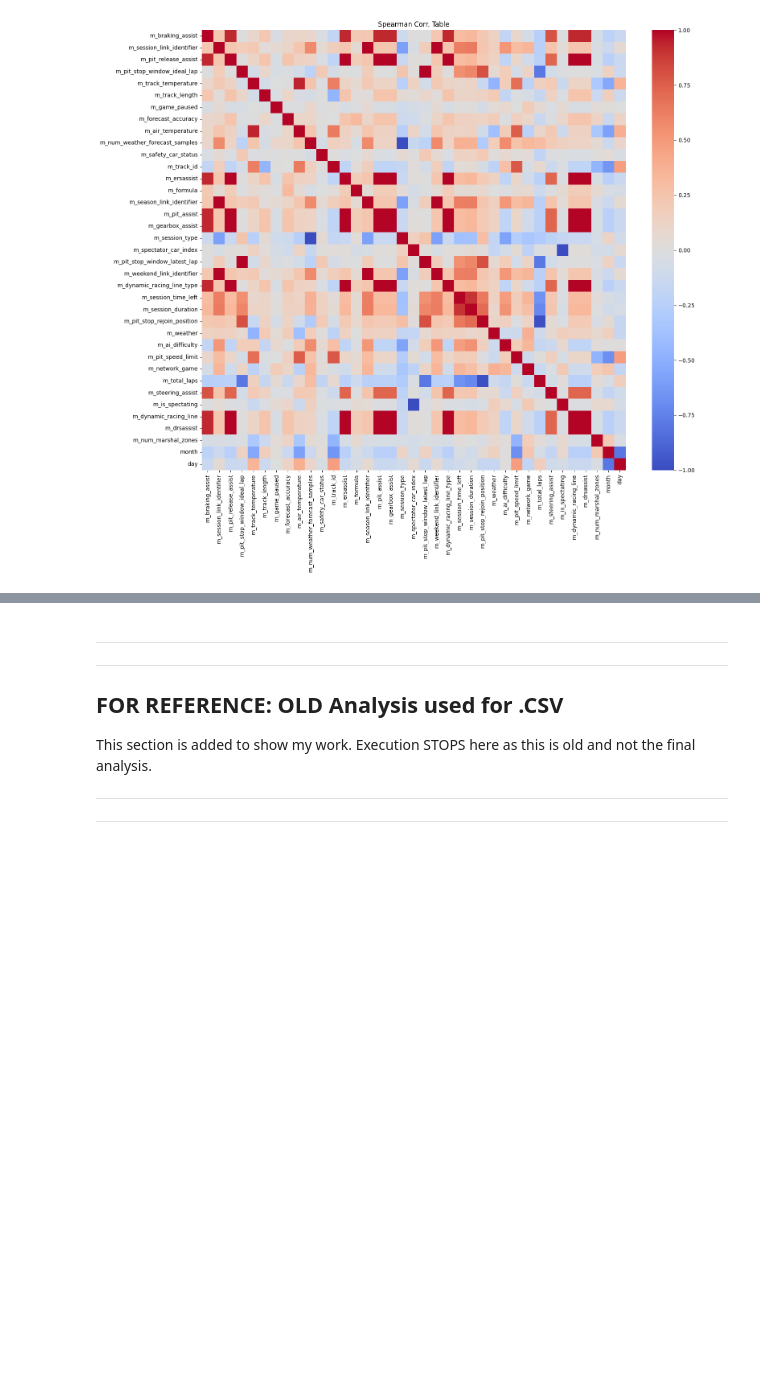
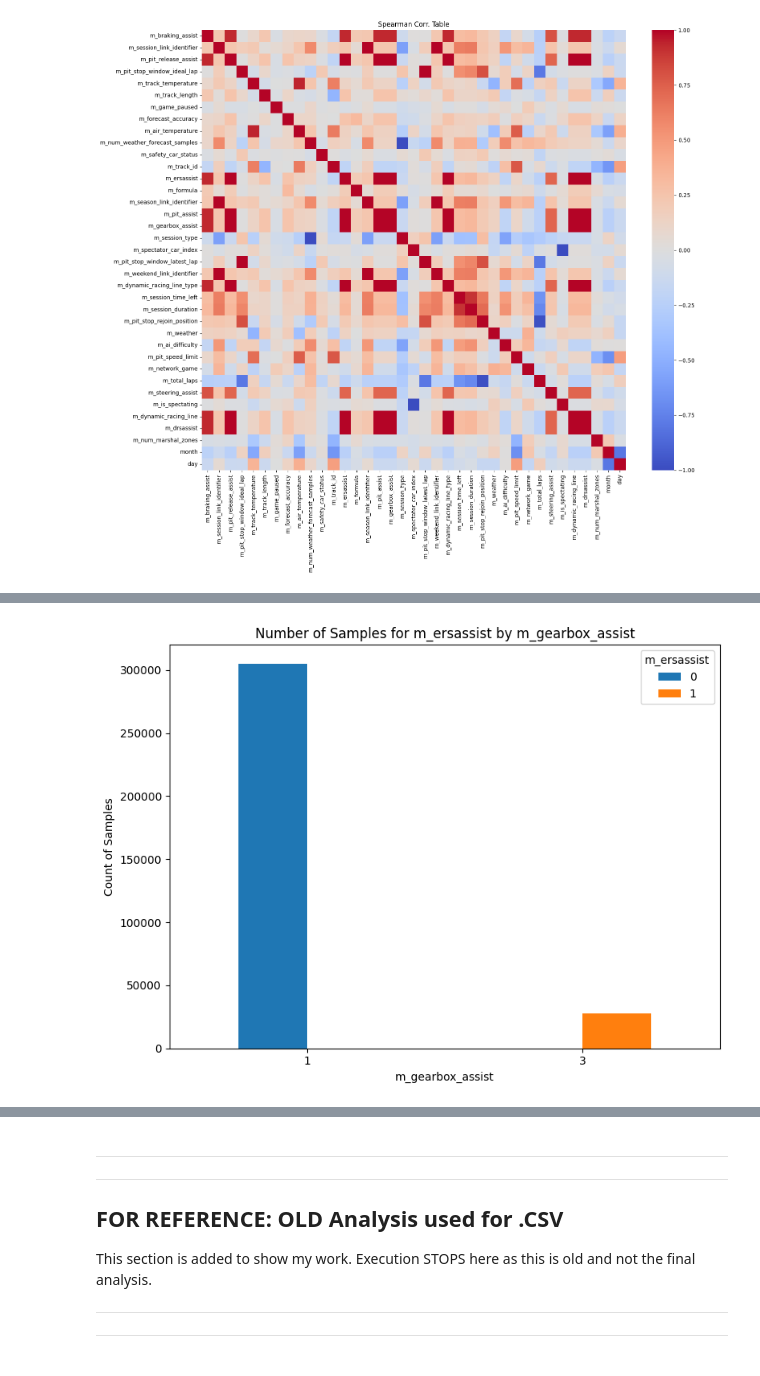
Before and after one commit to omanar1/usable_ai, a Jupyter notebook: Homework/HW5_assignment_m05_eda_Ricardo OMANA.ipynb, the cells around one changed output, grey strips where cells are left out. Cells and saved outputs as stored; diff of their text form; code cells hidden in the pictures; blank space fills up the shorter version.

```diff
--- a/Homework/HW5_assignment_m05_eda_Ricardo OMANA.ipynb
+++ b/Homework/HW5_assignment_m05_eda_Ricardo OMANA.ipynb
@@ -1845,3 +1996,20 @@ plt.show()
+# %%
+# Count occurrences of 'm_ersassist' values for each 'm_gearbox_assist' category
+result = df_weather.groupby(['m_gearbox_assist', 'm_ersassist']).size().unstack(fill_value=0)
+
+# Plotting the result
+result.plot(kind='bar', stacked=False, figsize=(8, 6))
+plt.title('Number of Samples for m_ersassist by m_gearbox_assist')
+plt.xlabel('m_gearbox_assist')
+plt.ylabel('Count of Samples')
+plt.xticks(rotation=0)
+plt.legend(title='m_ersassist', labels=['0', '1'], loc='upper right')
+plt.tight_layout()
+
+# Show the plot
+plt.show()
+# %% [output]
+[figure, added]
 # %% [markdown]
 ---
 
```
Also changed, not shown: parts of 11 cells of this notebook.
